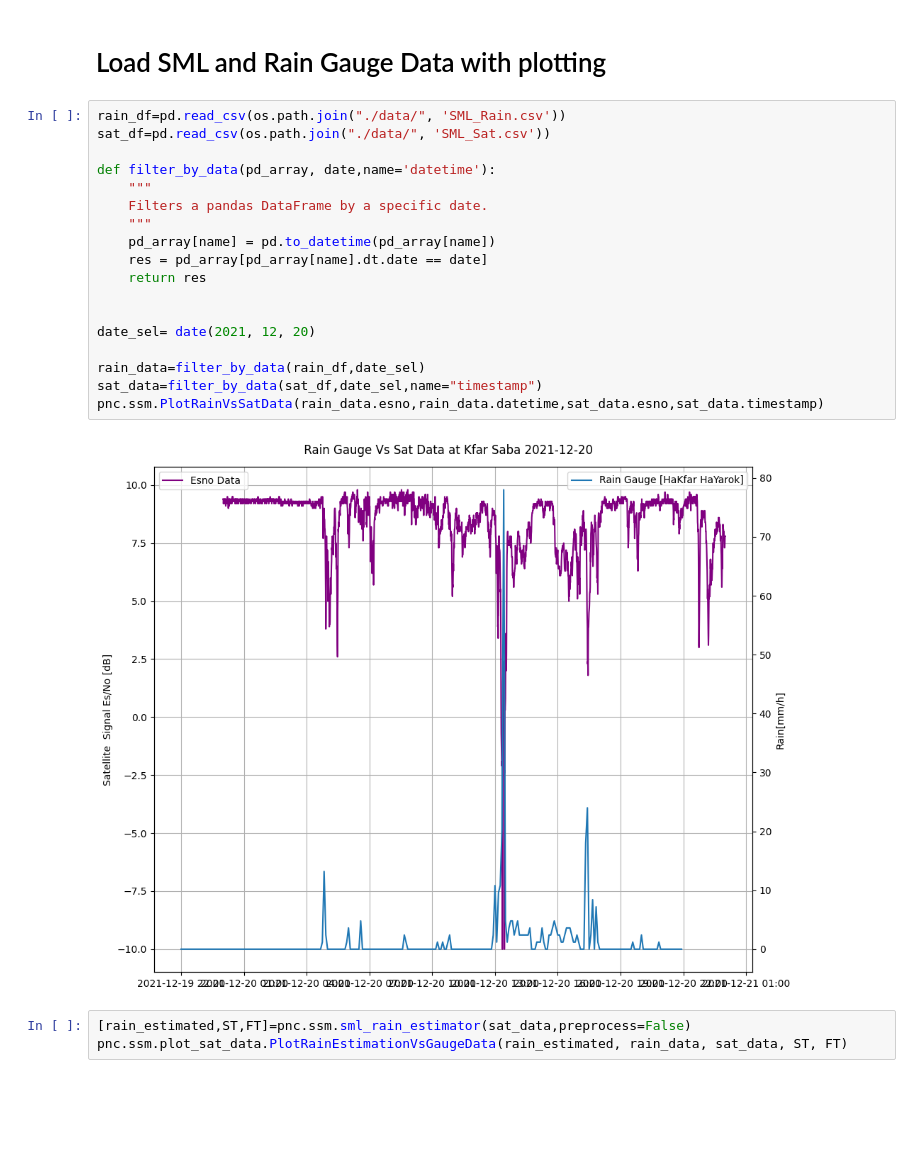
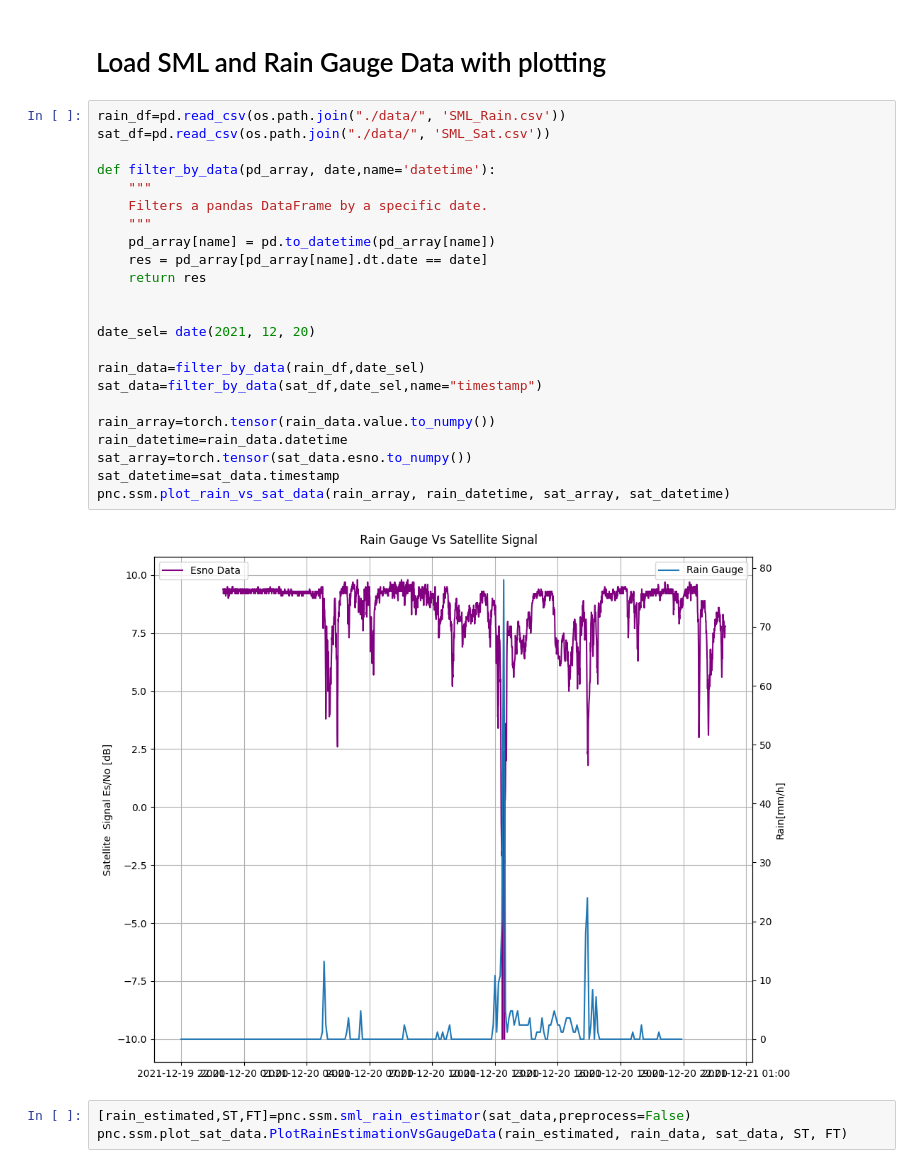
Before and after one commit to haihabi/PyNNcml, a Jupyter notebook: examples/rain_estimation_sml.ipynb, the cells around one changed output. Saved outputs shown, nothing was run; the diff lists cells and outputs as text; blank space fills up the shorter version.

Commit message:
Change plot rain to support torch

```diff
--- a/examples/rain_estimation_sml.ipynb
+++ b/examples/rain_estimation_sml.ipynb
@@ -26,23 +31,28 @@ from datetime import date
 # %%
 rain_df=pd.read_csv(os.path.join("./data/", 'SML_Rain.csv'))
 sat_df=pd.read_csv(os.path.join("./data/", 'SML_Sat.csv'))
 
 def filter_by_data(pd_array, date,name='datetime'):
     """
     Filters a pandas DataFrame by a specific date.
     """
     pd_array[name] = pd.to_datetime(pd_array[name])
     res = pd_array[pd_array[name].dt.date == date]
     return res
 
 
 date_sel= date(2021, 12, 20)
 
 rain_data=filter_by_data(rain_df,date_sel)
 sat_data=filter_by_data(sat_df,date_sel,name="timestamp")
-pnc.ssm.PlotRainVsSatData(rain_data.esno,rain_data.datetime,sat_data.esno,sat_data.timestamp)
+
+rain_array=torch.tensor(rain_data.value.to_numpy())
+rain_datetime=rain_data.datetime
+sat_array=torch.tensor(sat_data.esno.to_numpy())
+sat_datetime=sat_data.timestamp
+pnc.ssm.plot_rain_vs_sat_data(rain_array, rain_datetime, sat_array, sat_datetime)
 # %% [output]
-[figure, old version]
+[figure, new version]
 # %%
 [rain_estimated,ST,FT]=pnc.ssm.sml_rain_estimator(sat_data,preprocess=False)
 pnc.ssm.plot_sat_data.PlotRainEstimationVsGaugeData(rain_estimated, rain_data, sat_data, ST, FT)
```
Also changed, not shown: parts of 1 cell of this notebook, 3 other files.
